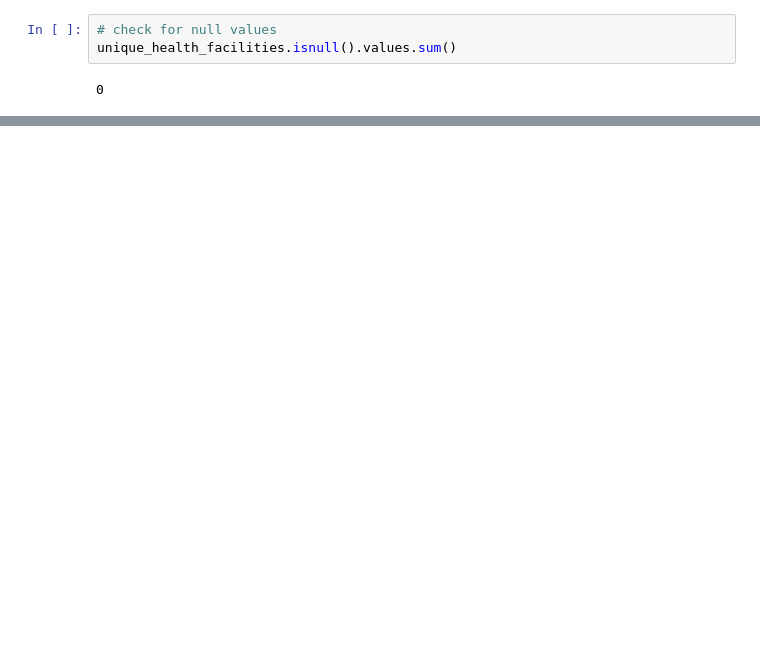
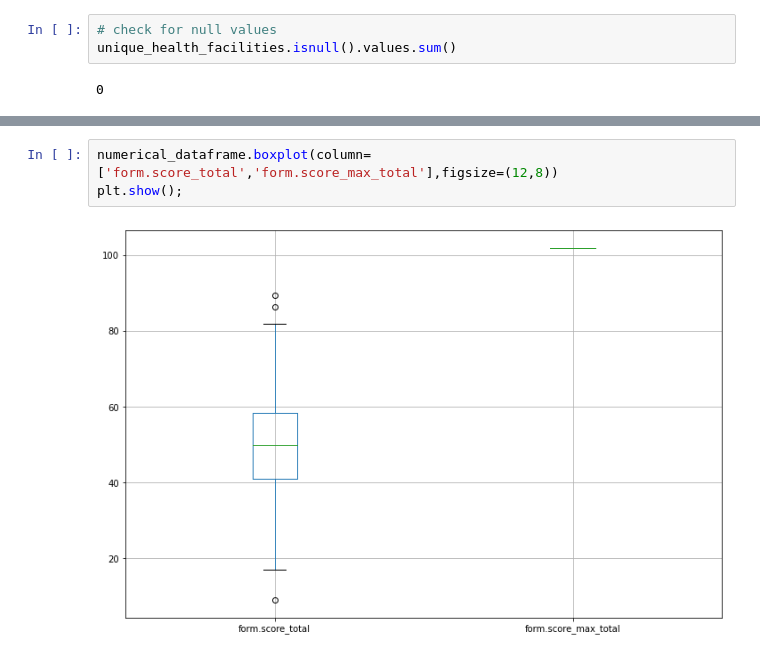
Before and after one commit to Kinjuriu/Health_Facility_Assesment, a Jupyter notebook: AssesmentOne.ipynb, the cells around one changed output, grey strips where cells are left out. Cells and saved outputs as stored; diff of their text form; blank space fills up the shorter version.

```diff
--- a/AssesmentOne.ipynb
+++ b/AssesmentOne.ipynb
@@ -334,0 +500,5 @@ unique_health_facilities.isnull().values.sum()
+# %%
+numerical_dataframe.boxplot(column=['form.score_total','form.score_max_total'],figsize=(12,8))
+plt.show();
+# %% [output]
+[figure, added]
```
Also changed, not shown: parts of 36 cells of this notebook, 8 other files.
